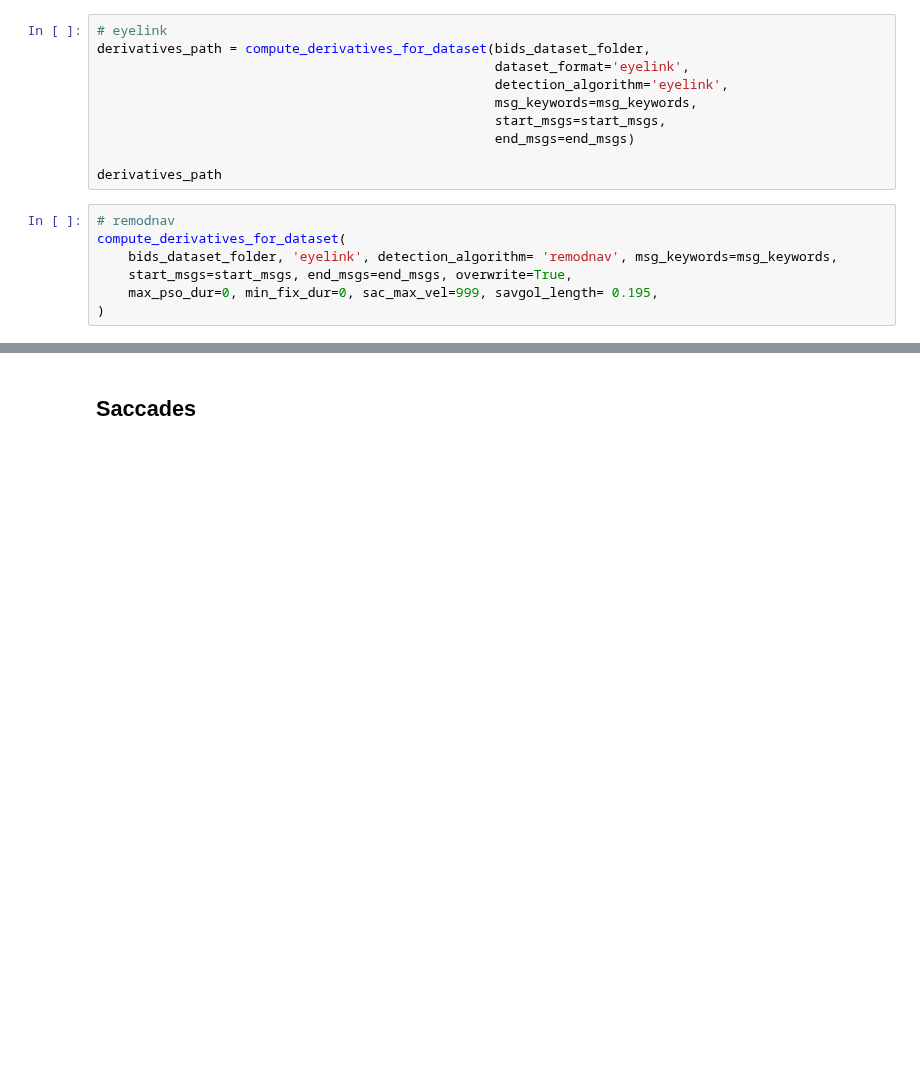
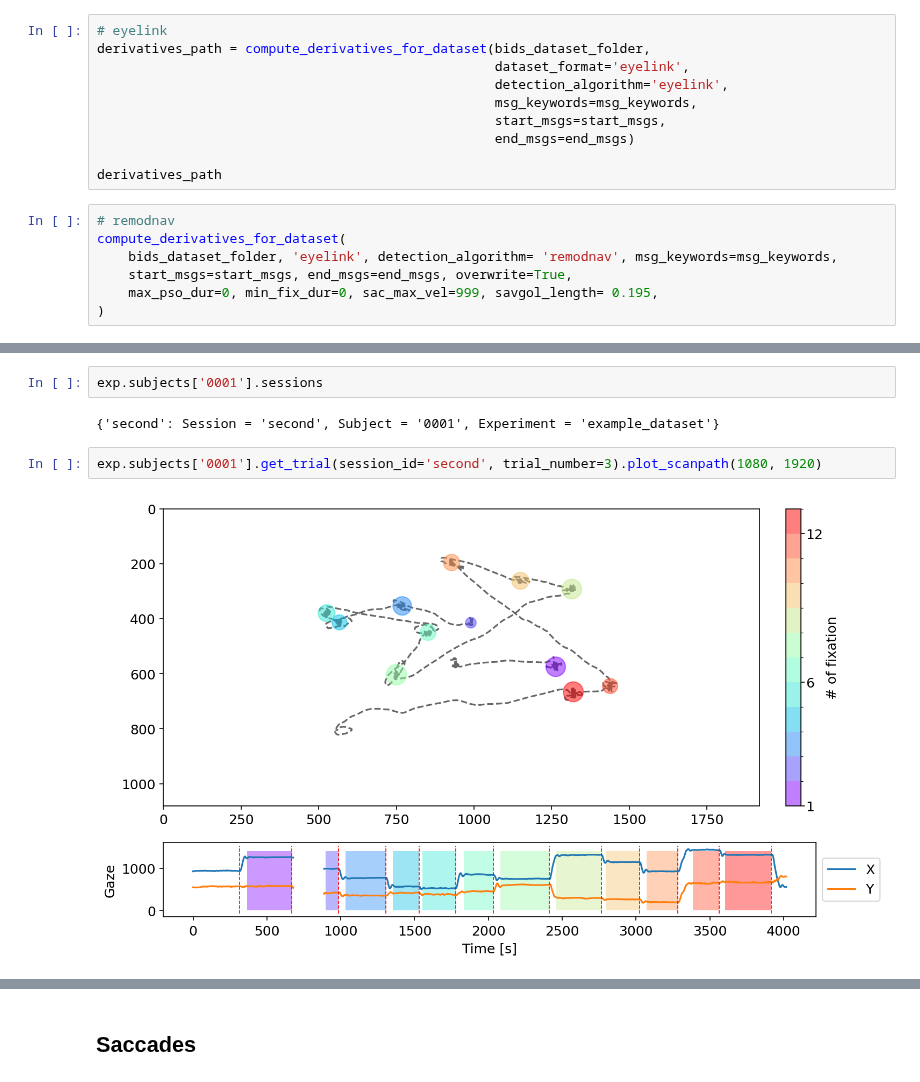
Before and after one commit to NeuroLIAA/pyxations, a Jupyter notebook: notebooks/Eyelink tutorial.ipynb, the cells around one changed output, grey strips where cells are left out. Saved outputs shown, nothing was run; the diff lists cells and outputs as text; blank space fills up the shorter version.

Commit message:
scanpath example

```diff
--- a/notebooks/Eyelink tutorial.ipynb
+++ b/notebooks/Eyelink tutorial.ipynb
@@ -52,3 +61,11 @@ exp.plot_multipanel(True)
+# %%
+exp.subjects['0001'].sessions
+# %% [output]
+{'second': Session = 'second', Subject = '0001', Experiment = 'example_dataset'}
+# %%
+exp.subjects['0001'].get_trial(session_id='second', trial_number=3).plot_scanpath(1080, 1920)
+# %% [output]
+[figure, added]
 # %%
 # Retrieve data for specific trial
 exp.get_trial(subject_id='0001', session_id='second', trial_number=1).fixations()
```
Also changed, not shown: parts of 3 cells of this notebook.
